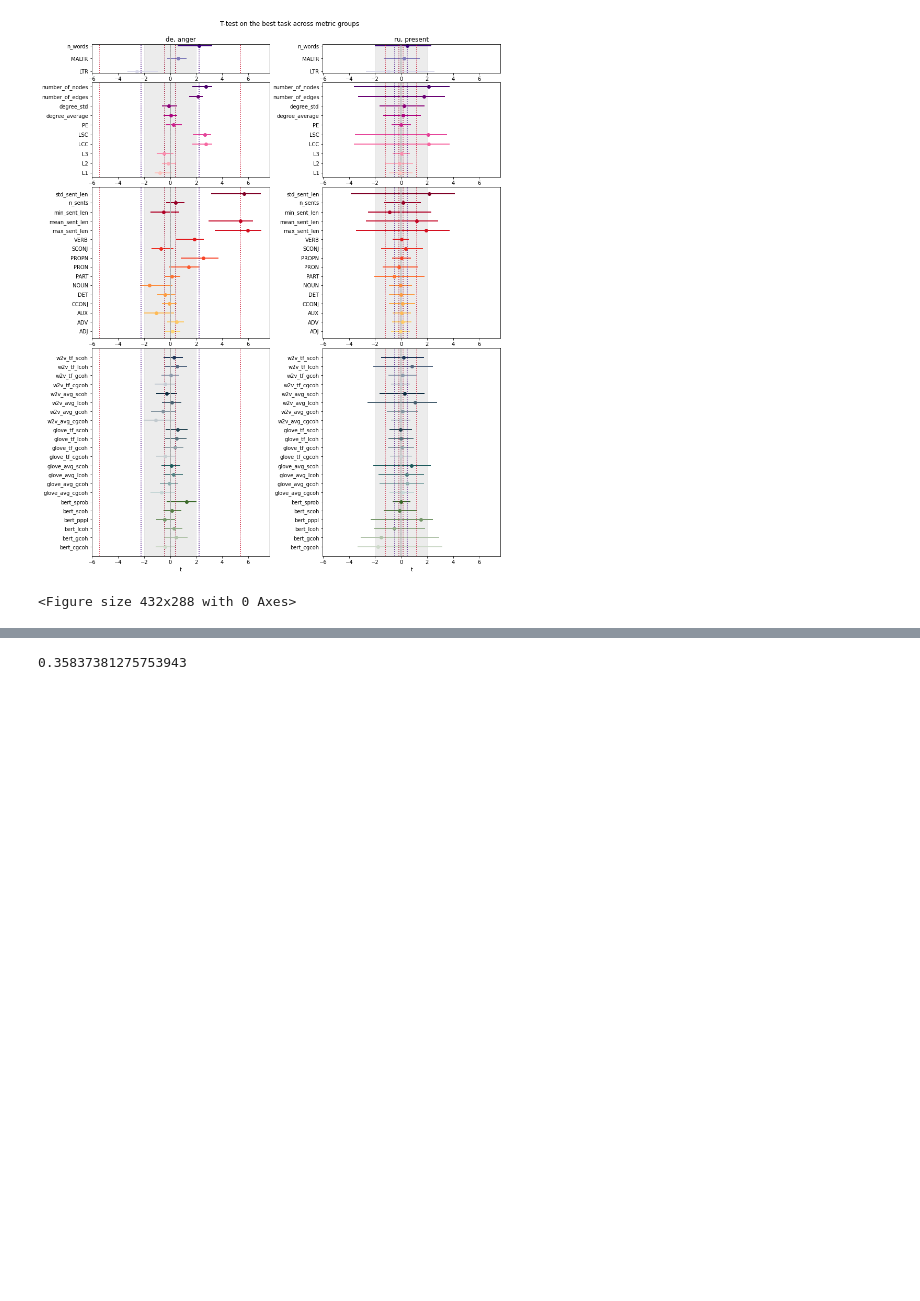
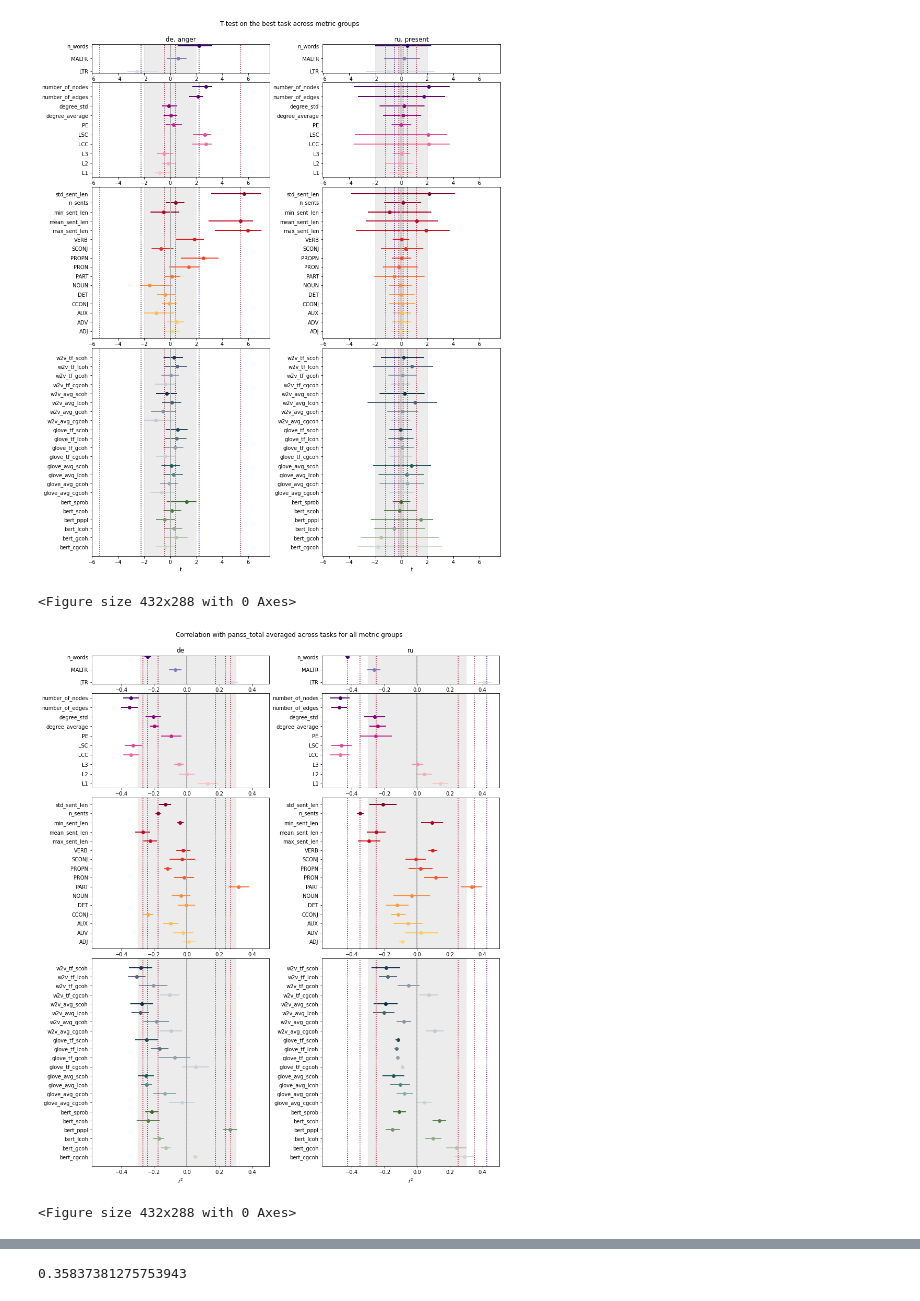
Before and after one commit to flying-bear/MA_thesis, a Jupyter notebook: images_for_paper.ipynb, the cells around one changed output, grey strips where cells are left out. Drawn from its saved outputs; the diff is of its cells as text; code cells hidden in the pictures; blank space fills up the shorter version.

```diff
--- a/images_for_paper.ipynb
+++ b/images_for_paper.ipynb
@@ -175,7 +180,7 @@ for the best task, for each langugae 4 x 2 panels - each metric group vs t-test
 control_cols = ['mean_sent_len', 'n_sents', 'n_words']
 # %%
 def plot_horisontal_ci_ax(df, ax, palette=None, key='median',
-                          xlabel = 'Mean Value with Confidence Interval',
+                          xlabel='Mean Value with Confidence Interval', add_zero=True):
     # Add custom error bars based on the confidence intervals
     for i, row in df.iterrows():
         if not palette:
@@ -285,0 +297,7 @@ plt.savefig(f'{PATH_FIG}t-test_best_task_all_metrics_across_languages.png', dpi=
+# %%
+def SE_low_high_task_performance(df, metric_name, lang, scale, key='median', abs_=True):
+    data = df[(df['lang'] == lang) & (df['metric_name'] == metric_name) & (df['scale'] == scale)][key]
+    if abs_:
+        data = data.abs()
+    se = np.std(data) / np.sqrt(len(data))
+    return np.nanmean(data) - se,  np.nanmean(data) + se
@@ -285,0 +340,24 @@ plt.savefig(f'{PATH_FIG}t-test_best_task_all_metrics_across_languages.png', dpi=
+# %%
+fig, axes = plt.subplots(4, 2, figsize=(14, 18), sharex=True, gridspec_kw={'height_ratios': [3, 10, 16, 22]})
+plt.subplots_adjust(hspace=0.08, wspace=0.3)
+
+for i, metric_group in enumerate(['lexical', 'graph', 'syntactic', 'LM']):
+    for j, lang in enumerate(["de", "ru"]):
+        ax = axes[i, j]
+        data = get_data(task_mean_df, lang, 'mean', metric_group)
+        plot_horisontal_ci_ax(data, ax, palette=metric_to_color, xlabel=None)
+        add_control_lines(ax, task_mean_df, lang, 'mean')
+        add_grey(ax)
+        ax.xaxis.set_tick_params(labelbottom=True)
+        if i == 0:
+            ax.set_title(f"{lang}")
+        if i == 3:
+            ax.set_xlabel("$r^2$")
+
+fig.suptitle("Correlation with panss_total averaged across tasks for all metric groups", y=0.915);
+plt.show()
+
+plt.savefig(f'{PATH_FIG}panss_total_mean_task_all_metrics_across_languages.png', dpi=dpi, bbox_inches = 'tight')
+# %% [output]
+[figure, added]
+<Figure size 432x288 with 0 Axes>
```
Also changed, not shown: parts of 15 cells of this notebook, 2 other files.
